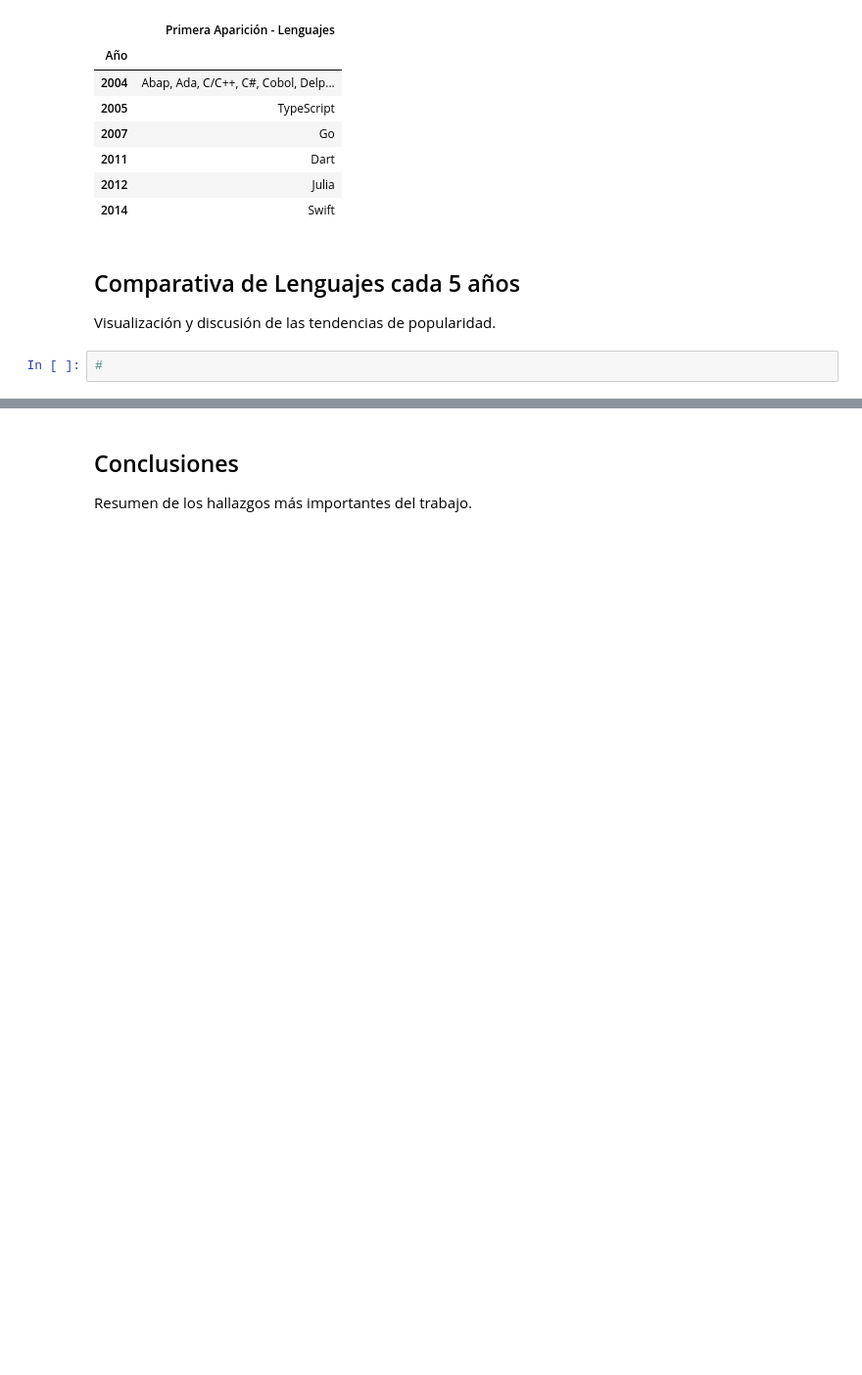
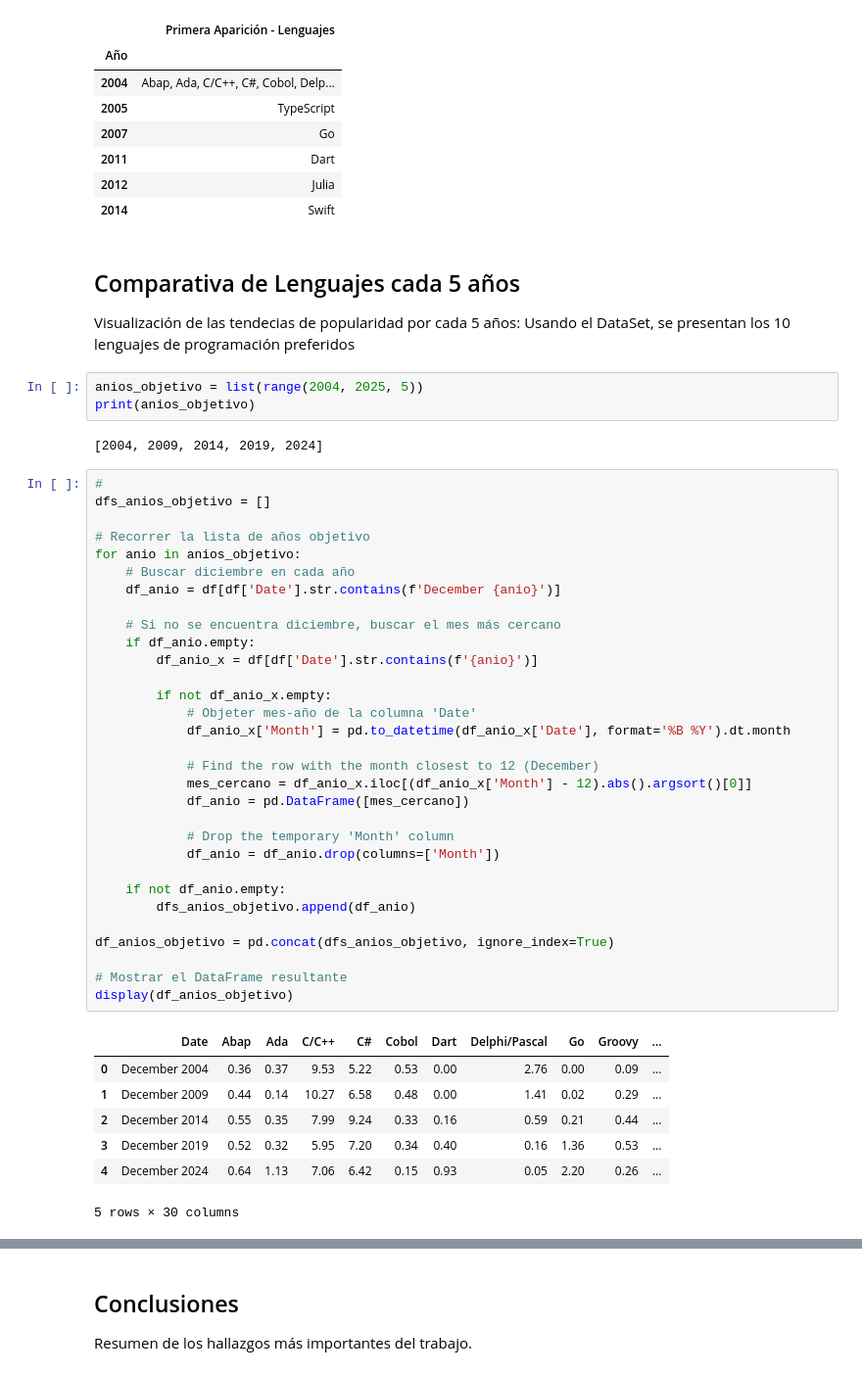
Before and after one commit to JFSS20000/01MIAR04, a Jupyter notebook: 01MIAR04_ACT_Dataset_Sarmiento_Sarmiento_Jose_Fernando.ipynb, the cells around one changed output, grey strips where cells are left out. Shown at 98% size. Saved outputs shown, nothing was run; the diff lists cells and outputs as text; blank space fills up the shorter version.

```diff
--- a/01MIAR04_ACT_Dataset_Sarmiento_Sarmiento_Jose_Fernando.ipynb
+++ b/01MIAR04_ACT_Dataset_Sarmiento_Sarmiento_Jose_Fernando.ipynb
@@ -163,6 +163,48 @@ display(lenguages_por_anio)
 | 2014 | Swift |
 # %% [markdown]
 ## Comparativa de Lenguajes cada 5 años
-Visualización y discusión de las tendencias de popularidad.
+Visualización de las tendecias de popularidad por cada 5 años: Usando el DataSet, se presentan los 10 lenguajes de programación preferidos
-# %%
-#
+# %%
+anios_objetivo = list(range(2004, 2025, 5))
+print(anios_objetivo)
+# %% [output]
+[2004, 2009, 2014, 2019, 2024]
+# %%
+#
+dfs_anios_objetivo = []
+
+# Recorrer la lista de años objetivo
+for anio in anios_objetivo:
+    # Buscar diciembre en cada año
+    df_anio = df[df['Date'].str.contains(f'December {anio}')]
+
+    # Si no se encuentra diciembre, buscar el mes más cercano
+    if df_anio.empty:
+        df_anio_x = df[df['Date'].str.contains(f'{anio}')]
+
+        if not df_anio_x.empty:
+            # Objeter mes-año de la columna 'Date'
+            df_anio_x['Month'] = pd.to_datetime(df_anio_x['Date'], format='%B %Y').dt.month
+
+            # Find the row with the month closest to 12 (December)
+            mes_cercano = df_anio_x.iloc[(df_anio_x['Month'] - 12).abs().argsort()[0]]
+            df_anio = pd.DataFrame([mes_cercano])
+
+            # Drop the temporary 'Month' column
+            df_anio = df_anio.drop(columns=['Month'])
+
+    if not df_anio.empty:
+        dfs_anios_objetivo.append(df_anio)
+
+df_anios_objetivo = pd.concat(dfs_anios_objetivo, ignore_index=True)
+
+# Mostrar el DataFrame resultante
+display(df_anios_objetivo)
+# %% [output]
+|  | Date | Abap | Ada | C/C++ | C# | Cobol | Dart | Delphi/Pascal | Go | Groovy | ... |
+| 0 | December 2004 | 0.36 | 0.37 | 9.53 | 5.22 | 0.53 | 0.00 | 2.76 | 0.00 | 0.09 | ... |
+| 1 | December 2009 | 0.44 | 0.14 | 10.27 | 6.58 | 0.48 | 0.00 | 1.41 | 0.02 | 0.29 | ... |
+| 2 | December 2014 | 0.55 | 0.35 | 7.99 | 9.24 | 0.33 | 0.16 | 0.59 | 0.21 | 0.44 | ... |
+| 3 | December 2019 | 0.52 | 0.32 | 5.95 | 7.20 | 0.34 | 0.40 | 0.16 | 1.36 | 0.53 | ... |
+| 4 | December 2024 | 0.64 | 1.13 | 7.06 | 6.42 | 0.15 | 0.93 | 0.05 | 2.20 | 0.26 | ... |
+5 rows × 30 columns
```
Also changed, not shown: parts of 6 cells of this notebook.
